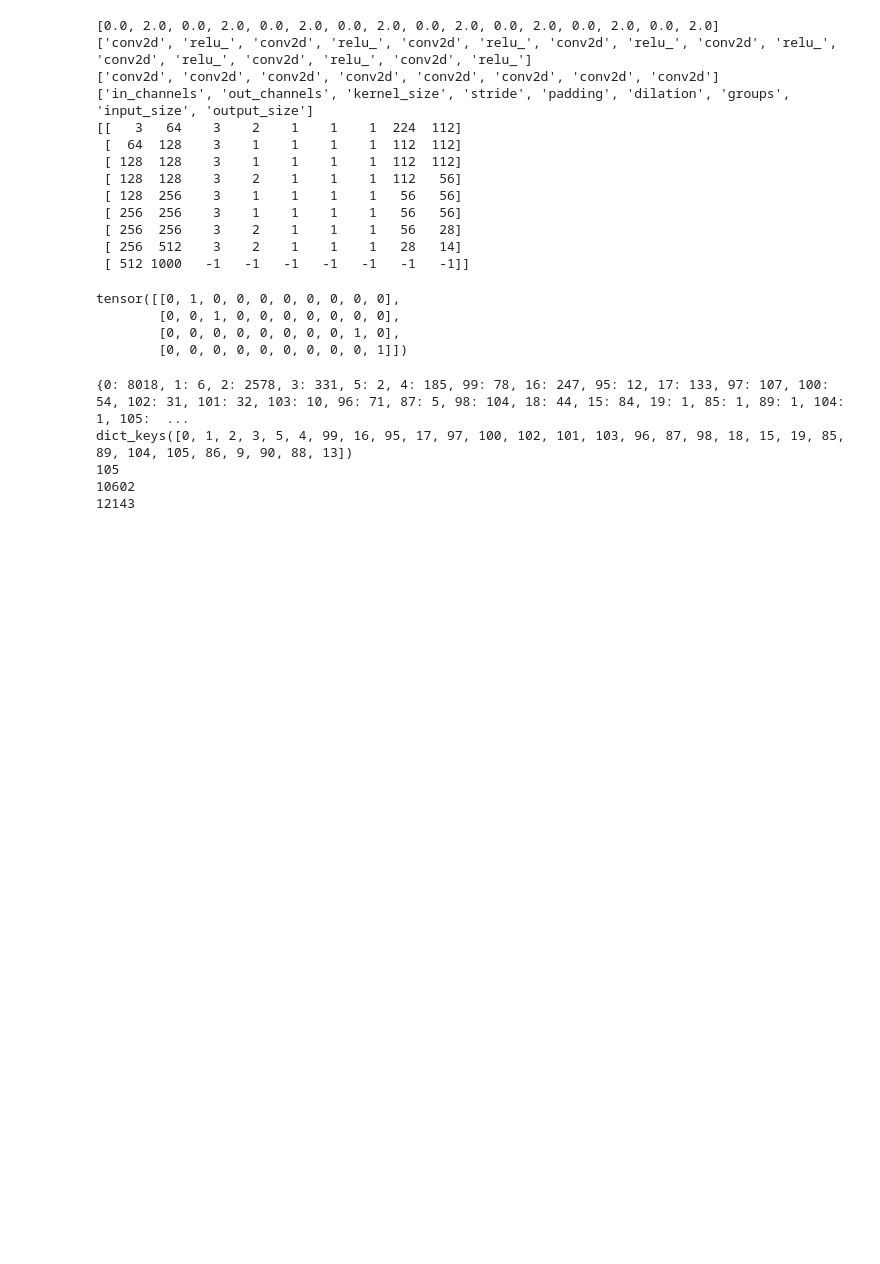
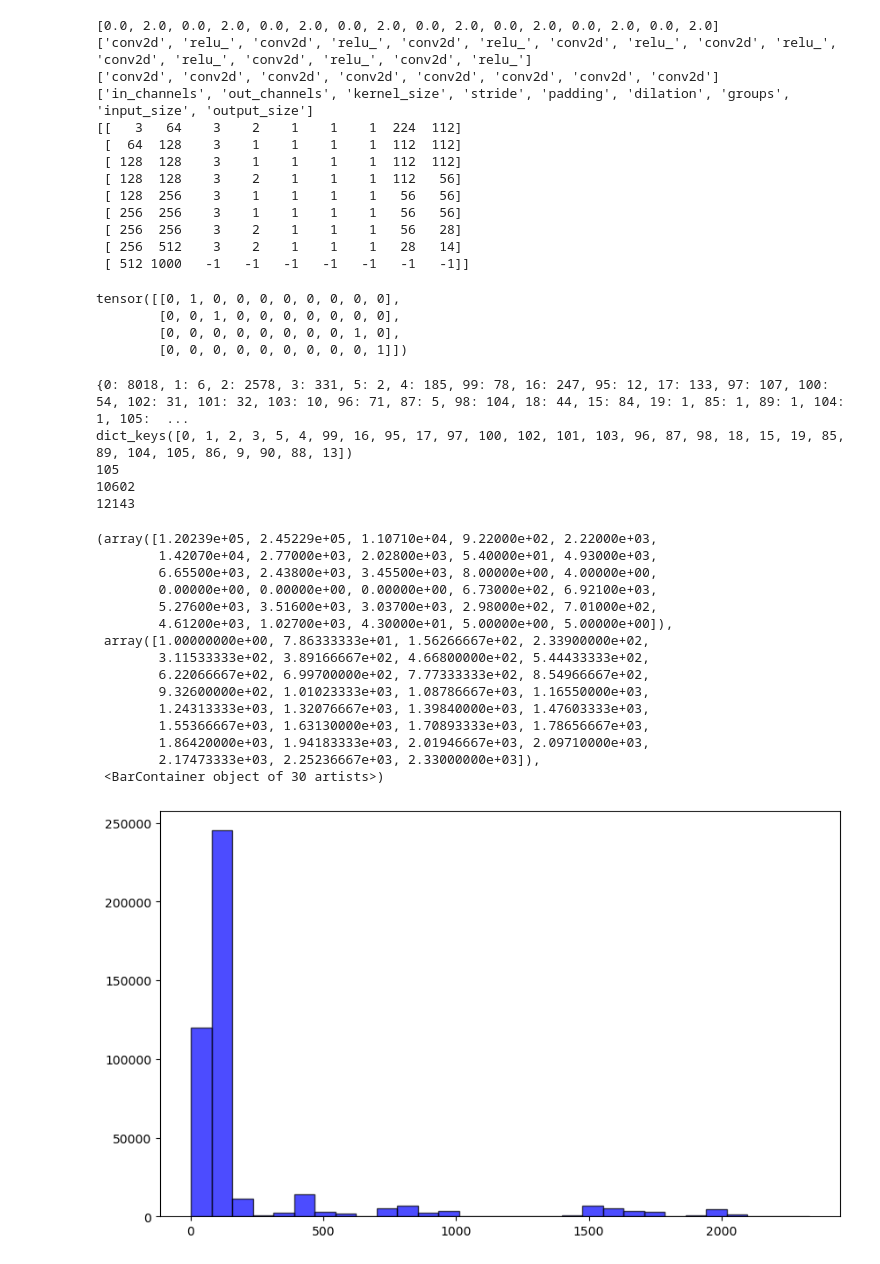
Before and after one commit to dakangaa/DeepTheft, a Jupyter notebook: test.ipynb, the cells around one changed output. Drawn from its saved outputs; the diff is of its cells as text; code cells hidden in the pictures; blank space fills up the shorter version.

```diff
--- a/test.ipynb
+++ b/test.ipynb
@@ -246,3 +246,41 @@ dict_keys([0, 1, 2, 3, 5, 4, 99, 16, 95, 17, 97, 100, 102, 101, 103, 96, 87, 98,
 105
 10602
 12143
+# %%
+# 观察数据长度
+import h5py
+import numpy as np
+import seaborn as sb
+import matplotlib.pyplot as plt
+label_name = {0: 'conv2d', 1: 'batch_norm', 2: 'relu_', 3: 'max_pool2d',
+ 4: 'adaptive_avg_pool2d', 5: 'linear', 6: 'add_', 7: '_'}
+
+trace_len = []
+data = h5py.File(r'/home/dacom/Code/DeepTheft/dataset/data.h5', 'r')
+for k in data["position"].keys():
+    if k.split(")")[1] == "224":
+        for layer_index in range(data["position"][k].shape[0]):
+            begin = data["position"][k][layer_index,0]
+            if label_name[data["data"][k][begin, -1]] == "conv2d":
+                end = data["position"][k][layer_index,1]
+                trace_len.append(end - begin + 1)
+trace_len = np.array(trace_len)
+plt.figure(figsize=(10, 6))
+plt.hist(trace_len, bins=30, color='blue', alpha=0.7, edgecolor='black')
+# %% [output]
+(array([1.20239e+05, 2.45229e+05, 1.10710e+04, 9.22000e+02, 2.22000e+03,
+        1.42070e+04, 2.77000e+03, 2.02800e+03, 5.40000e+01, 4.93000e+03,
+        6.65500e+03, 2.43800e+03, 3.45500e+03, 8.00000e+00, 4.00000e+00,
+        0.00000e+00, 0.00000e+00, 0.00000e+00, 6.73000e+02, 6.92100e+03,
+        5.27600e+03, 3.51600e+03, 3.03700e+03, 2.98000e+02, 7.01000e+02,
+        4.61200e+03, 1.02700e+03, 4.30000e+01, 5.00000e+00, 5.00000e+00]),
+ array([1.00000000e+00, 7.86333333e+01, 1.56266667e+02, 2.33900000e+02,
+        3.11533333e+02, 3.89166667e+02, 4.66800000e+02, 5.44433333e+02,
+        6.22066667e+02, 6.99700000e+02, 7.77333333e+02, 8.54966667e+02,
+        9.32600000e+02, 1.01023333e+03, 1.08786667e+03, 1.16550000e+03,
+        1.24313333e+03, 1.32076667e+03, 1.39840000e+03, 1.47603333e+03,
+        1.55366667e+03, 1.63130000e+03, 1.70893333e+03, 1.78656667e+03,
+        1.86420000e+03, 1.94183333e+03, 2.01946667e+03, 2.09710000e+03,
+        2.17473333e+03, 2.25236667e+03, 2.33000000e+03]),
+ <BarContainer object of 30 artists>)
+[figure, added]
```
Also changed, not shown: parts of 2 cells of this notebook, 1 other file.
